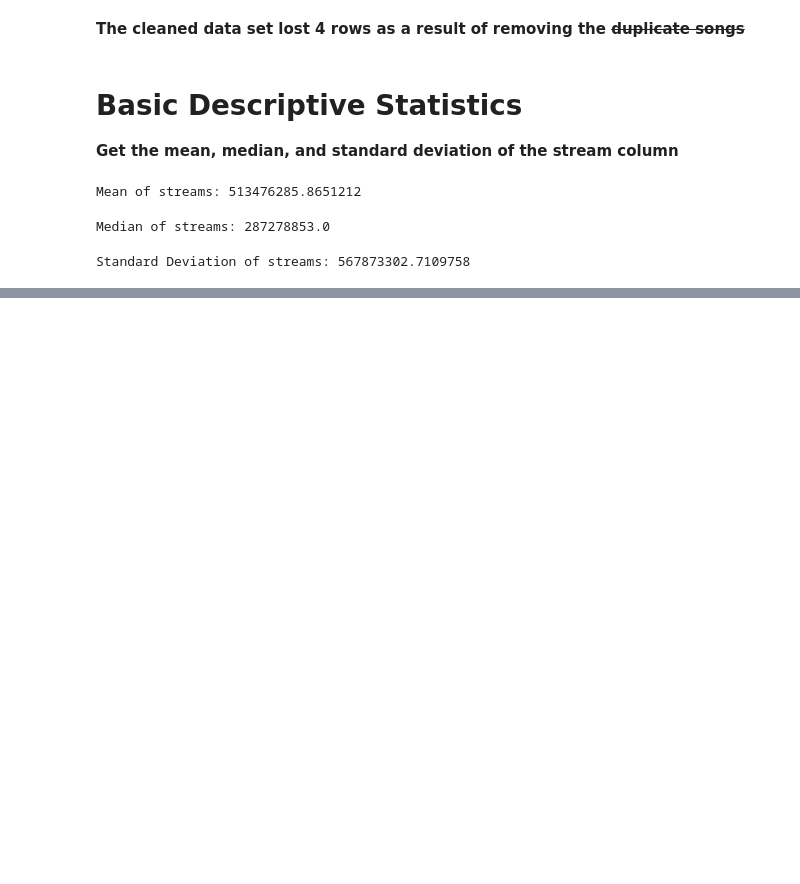
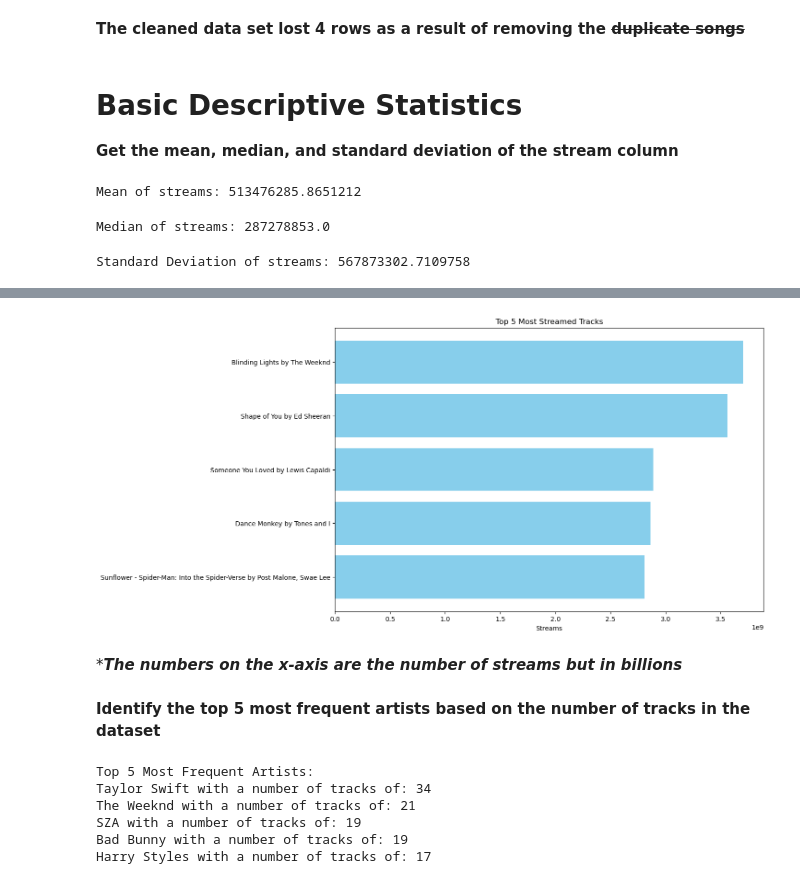
Before and after one commit to robss1130/ECE2112-Python-Exploratory_Data_Analysis, a Jupyter notebook: EDA_Spotify2023.ipynb, the cells around one changed output, grey strips where cells are left out. Saved outputs shown, nothing was run; the diff lists cells and outputs as text; code cells hidden in the pictures; blank space fills up the shorter version.

```diff
--- a/EDA_Spotify2023.ipynb
+++ b/EDA_Spotify2023.ipynb
@@ -184,0 +244,8 @@ plt.show()
+# %%
+# Sort by 'streams' to get the top 5 most streamed tracks
+top_streamed_tracks = cleaned_data[['track_name', 'artist(s)_name', 'streams']].sort_values(by='streams', ascending=False).head(5)
+
+# Use for loop to print each of the most streamed tracks
+print("Top 5 Most Streamed Tracks:")
+for i, row in top_streamed_tracks.iterrows():
+    print(row['track_name'], "by", row['artist(s)_name'], "with a stream count of:", row['streams'])
@@ -184,0 +259,29 @@ plt.show()
+# %%
+# Create a bar graph for better visualization
+plt.figure(figsize=(12, 8))
+plt.barh(top_streamed_tracks['track_name'] + " by " + top_streamed_tracks['artist(s)_name'], top_streamed_tracks['streams'], color='skyblue')
+plt.xlabel('Streams')
+plt.title('Top 5 Most Streamed Tracks')
+plt.gca().invert_yaxis()  # To display the highest stream at the top
+plt.show()
+# %% [output]
+[figure, added]
+# %% [markdown]
+****The numbers on the x-axis are the number of streams but in billions***
+# %% [markdown]
+**Identify the top 5 most frequent artists based on the number of tracks in the dataset**
+# %%
+# Count occurrences of each artist and get the top 5
+top_artists = cleaned_data['artist(s)_name'].value_counts().head(5)
+
+# Print the top 5
+print("Top 5 Most Frequent Artists:")
+for artist, count in top_artists.items():
+    print(artist + " with a number of tracks of: " + str(count))
+# %% [output]
+Top 5 Most Frequent Artists:
+Taylor Swift with a number of tracks of: 34
+The Weeknd with a number of tracks of: 21
+SZA with a number of tracks of: 19
+Bad Bunny with a number of tracks of: 19
+Harry Styles with a number of tracks of: 17
```
Also changed, not shown: parts of 20 cells of this notebook.
